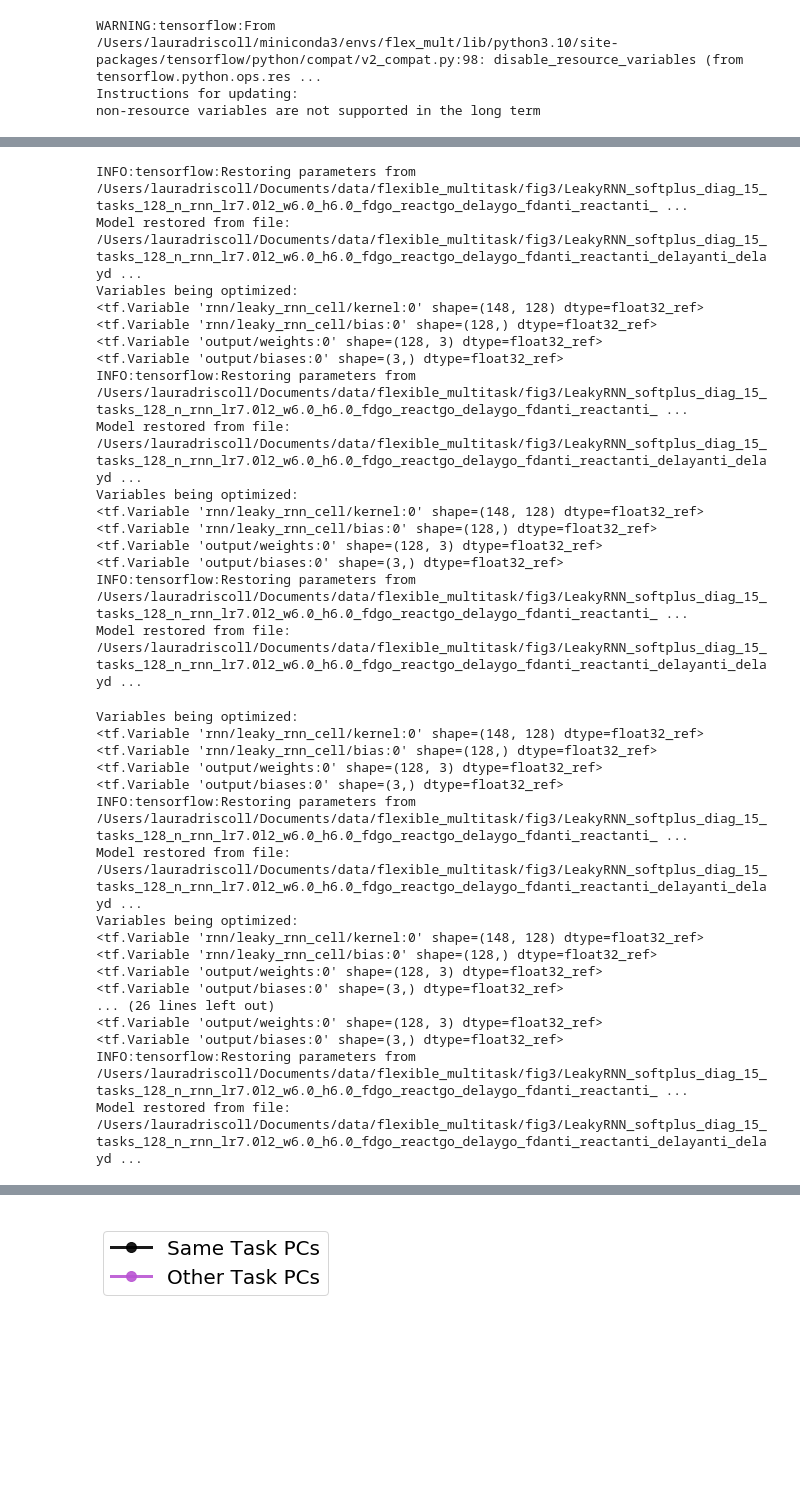
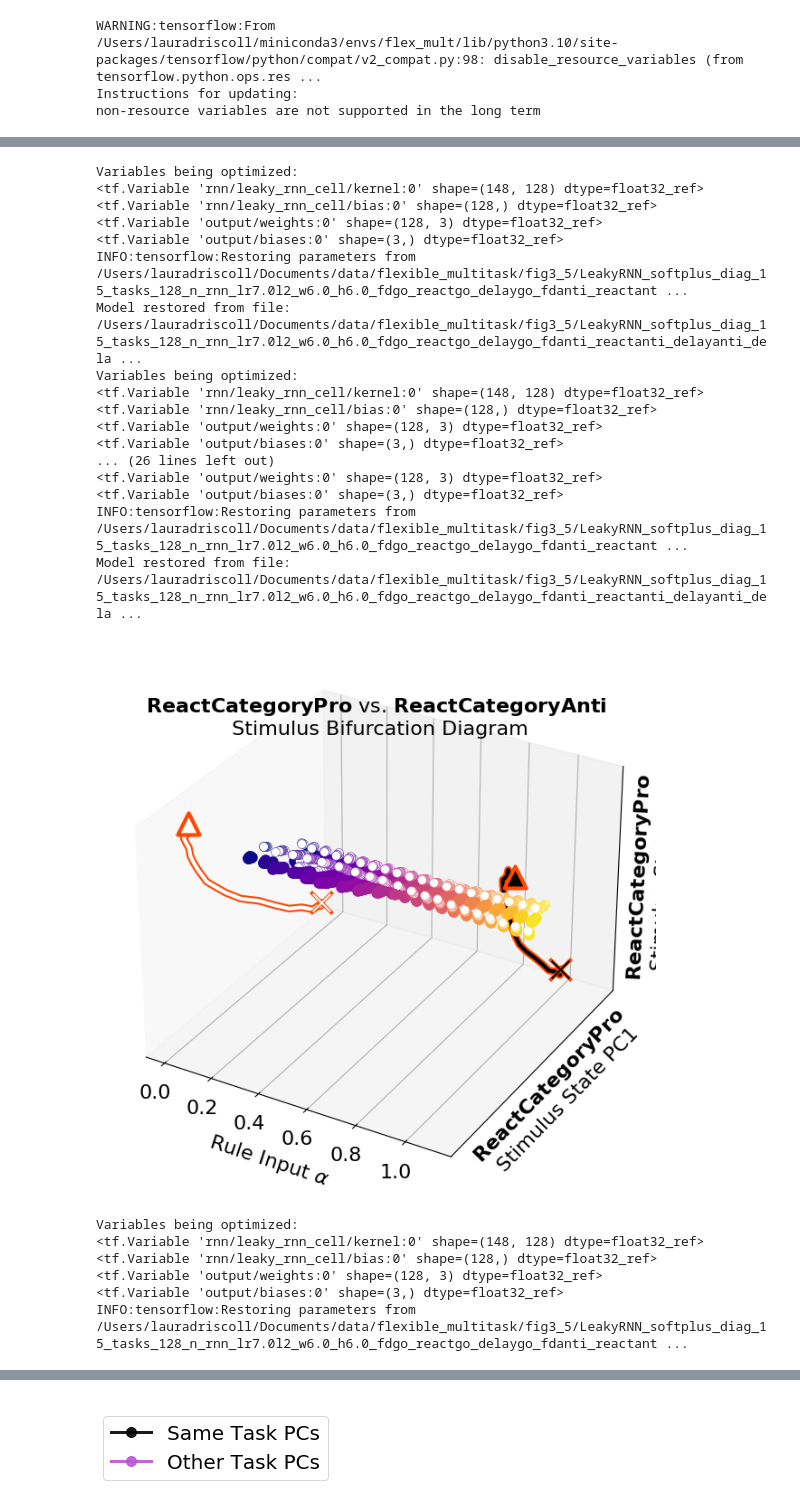
Before and after one commit to lauradriscoll/flexible_multitask, a Jupyter notebook: analysis/fig4/fig4_DEFGHI.ipynb, the cells around one changed output, grey strips where cells are left out. Cells and saved outputs as stored; diff of their text form; code cells hidden in the pictures; blank space fills up the shorter version.

```diff
--- a/analysis/fig4/fig4_DEFGHI.ipynb
+++ b/analysis/fig4/fig4_DEFGHI.ipynb
@@ -42,7 +42,7 @@ if not os.path.exists(figpath):
 # ##################################################################
 # #Find right model dir
 # ##################################################################
-data_fldr = 'fig3'
+data_fldr = 'fig3_5'
 file = 'LeakyRNN_softplus_diag_15_tasks_128_n_rnn_lr7.0l2_w6.0_h6.0_fdgo_reactgo_delaygo_fdanti_reactanti_delayanti_delaydm1_delaydm2_contextdelaydm1_contextdelaydm2_multidelaydm_dmsgo_dmsnogo_dmcgo_dmcnogo_1'
 m = os.path.join(p_data,data_fldr,file)
 # %%
@@ -75,7 +75,8 @@ for set_i in range(len(ri_sets)): #[0,]:#
     f = os.path.join(m,'tf_fixed_pts_all_init',rule,filename+'.npz')
     D_use = make_FP_axs(f, m, rule, epoch_set[rule_axs], axs = ax, clust = 'False')
     if set_i==0:
-        D_use = -D_use
+        # D_use = -D_use
+        D_use[:,1] = -D_use[:,1]
     else:
         D_use[:,1] = -D_use[:,1]
     epoch_name_ax, rule_name_ax, _, _ = take_names(epoch_set[rule_axs],rule_set[rule_axs])
@@ -137,33 +141,24 @@ Use `tf.global_variables_initializer` instead.
-INFO:tensorflow:Restoring parameters from /Users/lauradriscoll/Documents/data/flexible_multitask/fig3/LeakyRNN_softplus_diag_15_tasks_128_n_rnn_lr7.0l2_w6.0_h6.0_fdgo_reactgo_delaygo_fdanti_reactanti_ ...
-Model restored from file: /Users/lauradriscoll/Documents/data/flexible_multitask/fig3/LeakyRNN_softplus_diag_15_tasks_128_n_rnn_lr7.0l2_w6.0_h6.0_fdgo_reactgo_delaygo_fdanti_reactanti_delayanti_delayd ...
 Variables being optimized:
 <tf.Variable 'rnn/leaky_rnn_cell/kernel:0' shape=(148, 128) dtype=float32_ref>
 <tf.Variable 'rnn/leaky_rnn_cell/bias:0' shape=(128,) dtype=float32_ref>
 <tf.Variable 'output/weights:0' shape=(128, 3) dtype=float32_ref>
 <tf.Variable 'output/biases:0' shape=(3,) dtype=float32_ref>
-INFO:tensorflow:Restoring parameters from /Users/lauradriscoll/Documents/data/flexible_multitask/fig3/LeakyRNN_softplus_diag_15_tasks_128_n_rnn_lr7.0l2_w6.0_h6.0_fdgo_reactgo_delaygo_fdanti_reactanti_ ...
-Model restored from file: /Users/lauradriscoll/Documents/data/flexible_multitask/fig3/LeakyRNN_softplus_diag_15_tasks_128_n_rnn_lr7.0l2_w6.0_h6.0_fdgo_reactgo_delaygo_fdanti_reactanti_delayanti_delayd ...
+INFO:tensorflow:Restoring parameters from /Users/lauradriscoll/Documents/data/flexible_multitask/fig3_5/LeakyRNN_softplus_diag_15_tasks_128_n_rnn_lr7.0l2_w6.0_h6.0_fdgo_reactgo_delaygo_fdanti_reactant ...
+Model restored from file: /Users/lauradriscoll/Documents/data/flexible_multitask/fig3_5/LeakyRNN_softplus_diag_15_tasks_128_n_rnn_lr7.0l2_w6.0_h6.0_fdgo_reactgo_delaygo_fdanti_reactanti_delayanti_dela ...
 Variables being optimized:
 <tf.Variable 'rnn/leaky_rnn_cell/kernel:0' shape=(148, 128) dtype=float32_ref>
 <tf.Variable 'rnn/leaky_rnn_cell/bias:0' shape=(128,) dtype=float32_ref>
 <tf.Variable 'output/weights:0' shape=(128, 3) dtype=float32_ref>
 <tf.Variable 'output/biases:0' shape=(3,) dtype=float32_ref>
-INFO:tensorflow:Restoring parameters from /Users/lauradriscoll/Documents/data/flexible_multitask/fig3/LeakyRNN_softplus_diag_15_tasks_128_n_rnn_lr7.0l2_w6.0_h6.0_fdgo_reactgo_delaygo_fdanti_reactanti_ ...
-Model restored from file: /Users/lauradriscoll/Documents/data/flexible_multitask/fig3/LeakyRNN_softplus_diag_15_tasks_128_n_rnn_lr7.0l2_w6.0_h6.0_fdgo_reactgo_delaygo_fdanti_reactanti_delayanti_delayd ...
+... (26 lines left out)
+<tf.Variable 'output/weights:0' shape=(128, 3) dtype=float32_ref>
+<tf.Variable 'output/biases:0' shape=(3,) dtype=float32_ref>
+INFO:tensorflow:Restoring parameters from /Users/lauradriscoll/Documents/data/flexible_multitask/fig3_5/LeakyRNN_softplus_diag_15_tasks_128_n_rnn_lr7.0l2_w6.0_h6.0_fdgo_reactgo_delaygo_fdanti_reactant ...
+Model restored from file: /Users/lauradriscoll/Documents/data/flexible_multitask/fig3_5/LeakyRNN_softplus_diag_15_tasks_128_n_rnn_lr7.0l2_w6.0_h6.0_fdgo_reactgo_delaygo_fdanti_reactanti_delayanti_dela ...
+[figure, new version]
 Variables being optimized:
 <tf.Variable 'rnn/leaky_rnn_cell/kernel:0' shape=(148, 128) dtype=float32_ref>
 <tf.Variable 'rnn/leaky_rnn_cell/bias:0' shape=(128,) dtype=float32_ref>
 <tf.Variable 'output/weights:0' shape=(128, 3) dtype=float32_ref>
 <tf.Variable 'output/biases:0' shape=(3,) dtype=float32_ref>
-INFO:tensorflow:Restoring parameters from /Users/lauradriscoll/Documents/data/flexible_multitask/fig3/LeakyRNN_softplus_diag_15_tasks_128_n_rnn_lr7.0l2_w6.0_h6.0_fdgo_reactgo_delaygo_fdanti_reactanti_ ...
-Model restored from file: /Users/lauradriscoll/Documents/data/flexible_multitask/fig3/LeakyRNN_softplus_diag_15_tasks_128_n_rnn_lr7.0l2_w6.0_h6.0_fdgo_reactgo_delaygo_fdanti_reactanti_delayanti_delayd ...
-Variables being optimized:
-<tf.Variable 'rnn/leaky_rnn_cell/kernel:0' shape=(148, 128) dtype=float32_ref>
-<tf.Variable 'rnn/leaky_rnn_cell/bias:0' shape=(128,) dtype=float32_ref>
-<tf.Variable 'output/weights:0' shape=(128, 3) dtype=float32_ref>
-<tf.Variable 'output/biases:0' shape=(3,) dtype=float32_ref>
-... (26 lines left out)
-<tf.Variable 'output/weights:0' shape=(128, 3) dtype=float32_ref>
-<tf.Variable 'output/biases:0' shape=(3,) dtype=float32_ref>
-INFO:tensorflow:Restoring parameters from /Users/lauradriscoll/Documents/data/flexible_multitask/fig3/LeakyRNN_softplus_diag_15_tasks_128_n_rnn_lr7.0l2_w6.0_h6.0_fdgo_reactgo_delaygo_fdanti_reactanti_ ...
-Model restored from file: /Users/lauradriscoll/Documents/data/flexible_multitask/fig3/LeakyRNN_softplus_diag_15_tasks_128_n_rnn_lr7.0l2_w6.0_h6.0_fdgo_reactgo_delaygo_fdanti_reactanti_delayanti_delayd ...
+INFO:tensorflow:Restoring parameters from /Users/lauradriscoll/Documents/data/flexible_multitask/fig3_5/LeakyRNN_softplus_diag_15_tasks_128_n_rnn_lr7.0l2_w6.0_h6.0_fdgo_reactgo_delaygo_fdanti_reactant ...
```
Also changed, not shown: parts of 1 cell of this notebook, 23 other files.
